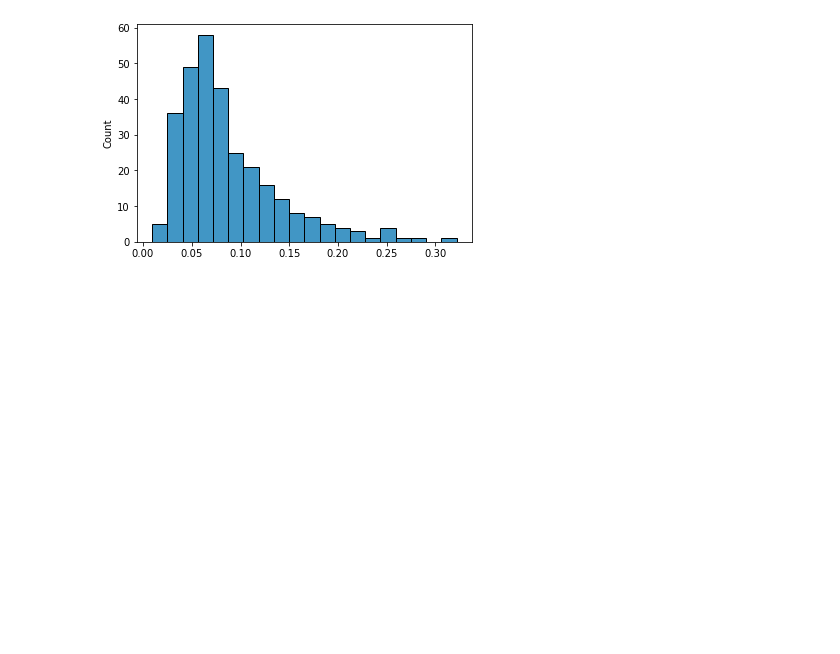
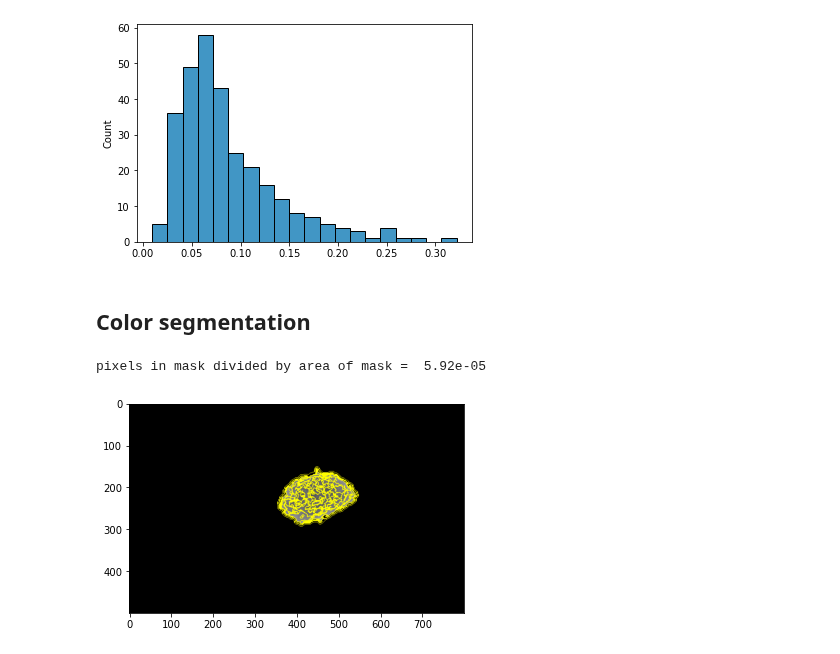
Before and after one commit to adagige/fyp2021p03g02, a Jupyter notebook: notebooks/main.ipynb, the cells around one changed output. Saved outputs shown, nothing was run; the diff lists cells and outputs as text; code cells hidden in the pictures; blank space fills up the shorter version.

```diff
--- a/notebooks/main.ipynb
+++ b/notebooks/main.ipynb
@@ -270,3 +276,5 @@ sns.histplot(pa, bins = 20)
 # %% [output]
 <matplotlib.axes._subplots.AxesSubplot at 0x...>
 [figure]
+# %% [markdown]
+## Color segmentation
@@ -272,0 +314,16 @@ sns.histplot(pa, bins = 20)
+# %%
+'''To see what is going on inside the loop, is a cutout for only 1 picture in this block of code
+'''
+if not run:
+    img1 = images[0].copy()
+    img2 = maps[0].copy()
+    img2.paste(img1, (0,0), mask = img2)
+    segments_fz = felzenszwalb(img2, scale=8, sigma=1, min_size=10)
+    number_of_segments = len(np.unique(segments_fz))
+    normalized_segmentation = round(number_of_segments/(np.sum(maps[0])),7)
+    plt.imshow(mark_boundaries(img2, segments_fz))
+    print('pixels in mask divided by area of mask = ', normalized_segmentation)
+    #segmenation[images[i]] = normalized_segmentation
+# %% [output]
+pixels in mask divided by area of mask =  5.92e-05
+[figure, added]
```
Also changed, not shown: parts of 52 cells of this notebook, 7 other files.
